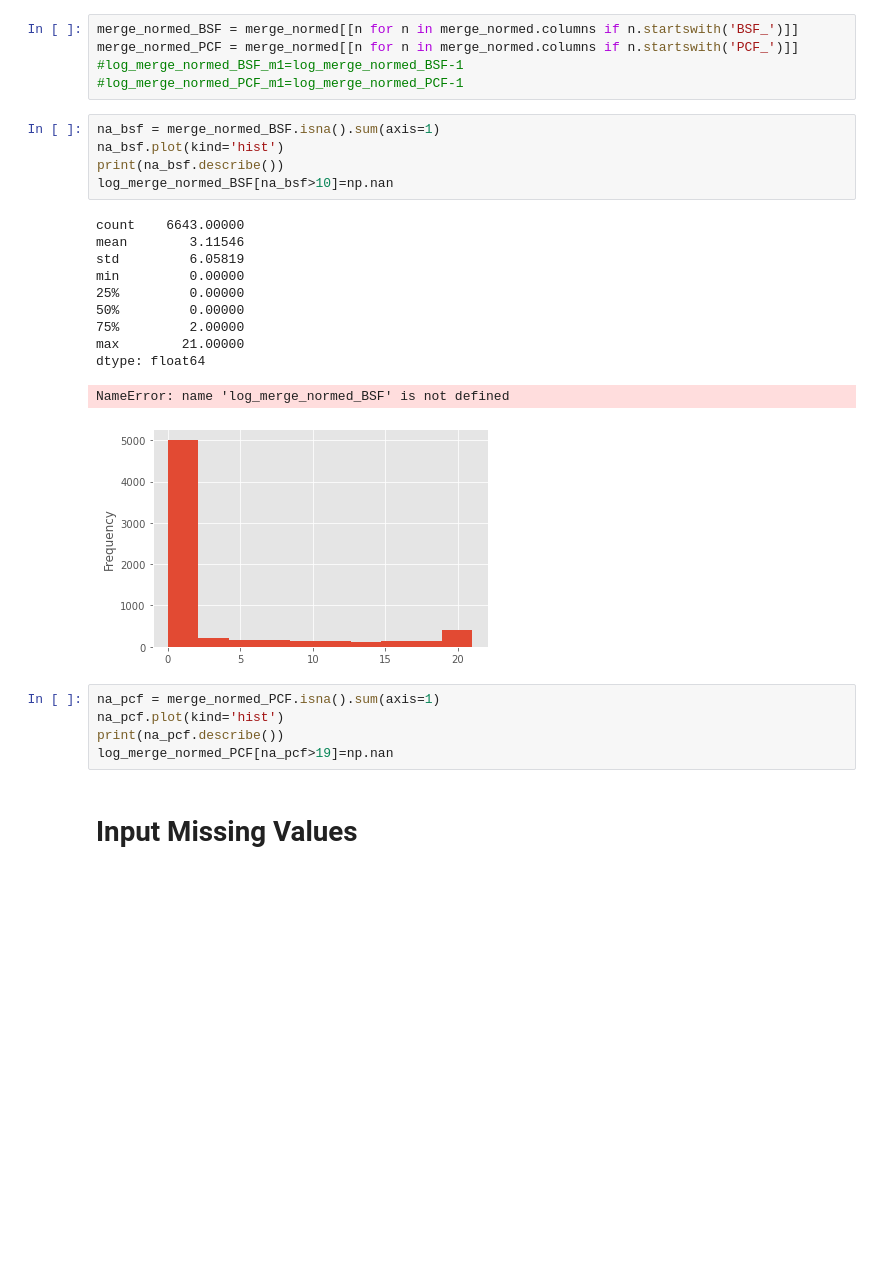
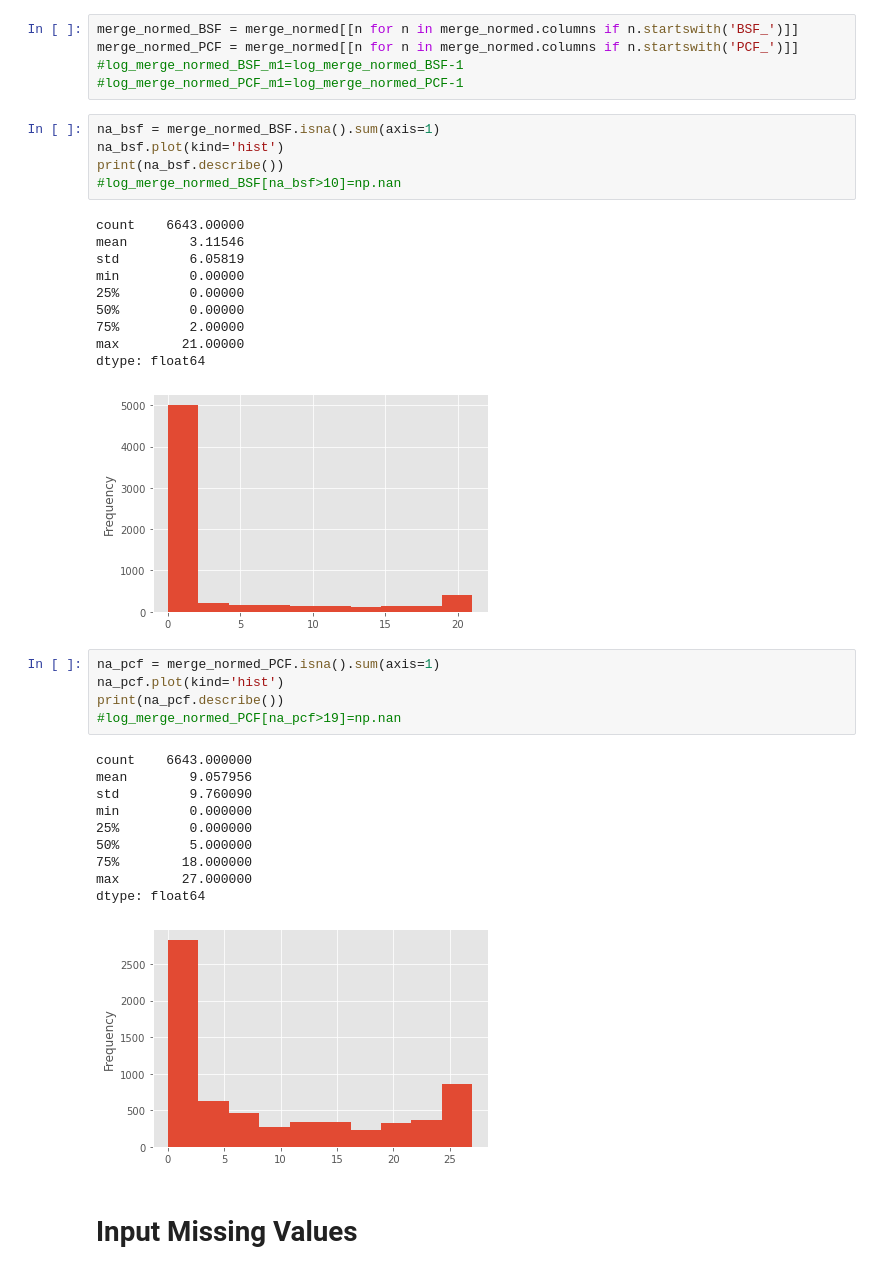
Before and after one commit to mtinti/tbrucei_ibaq, a Jupyter notebook: analysis_927.ipynb, the cells around one changed output. Drawn from its saved outputs; the diff is of its cells as text; blank space fills up the shorter version.

```diff
--- a/analysis_927.ipynb
+++ b/analysis_927.ipynb
@@ -205,7 +205,7 @@ merge_normed_PCF = merge_normed[[n for n in merge_normed.columns if n.startswith
 na_bsf = merge_normed_BSF.isna().sum(axis=1)
 na_bsf.plot(kind='hist')
 print(na_bsf.describe())
-log_merge_normed_BSF[na_bsf>10]=np.nan
+#log_merge_normed_BSF[na_bsf>10]=np.nan
 # %% [output]
 count    6643.00000
 mean        3.11546
@@ -216,13 +216,23 @@ min         0.00000
 75%         2.00000
 max        21.00000
 dtype: float64
-NameError: name 'log_merge_normed_BSF' is not defined
 [figure]
 # %%
 na_pcf = merge_normed_PCF.isna().sum(axis=1)
 na_pcf.plot(kind='hist')
 print(na_pcf.describe())
-log_merge_normed_PCF[na_pcf>19]=np.nan
+#log_merge_normed_PCF[na_pcf>19]=np.nan
+# %% [output]
+count    6643.000000
+mean        9.057956
+std         9.760090
+min         0.000000
+25%         0.000000
+50%         5.000000
+75%        18.000000
+max        27.000000
+dtype: float64
+[figure, added]
 # %% [markdown]
 # Input Missing Values
 # %%
```
Also changed, not shown: parts of 7 cells of this notebook, 5 other files.
